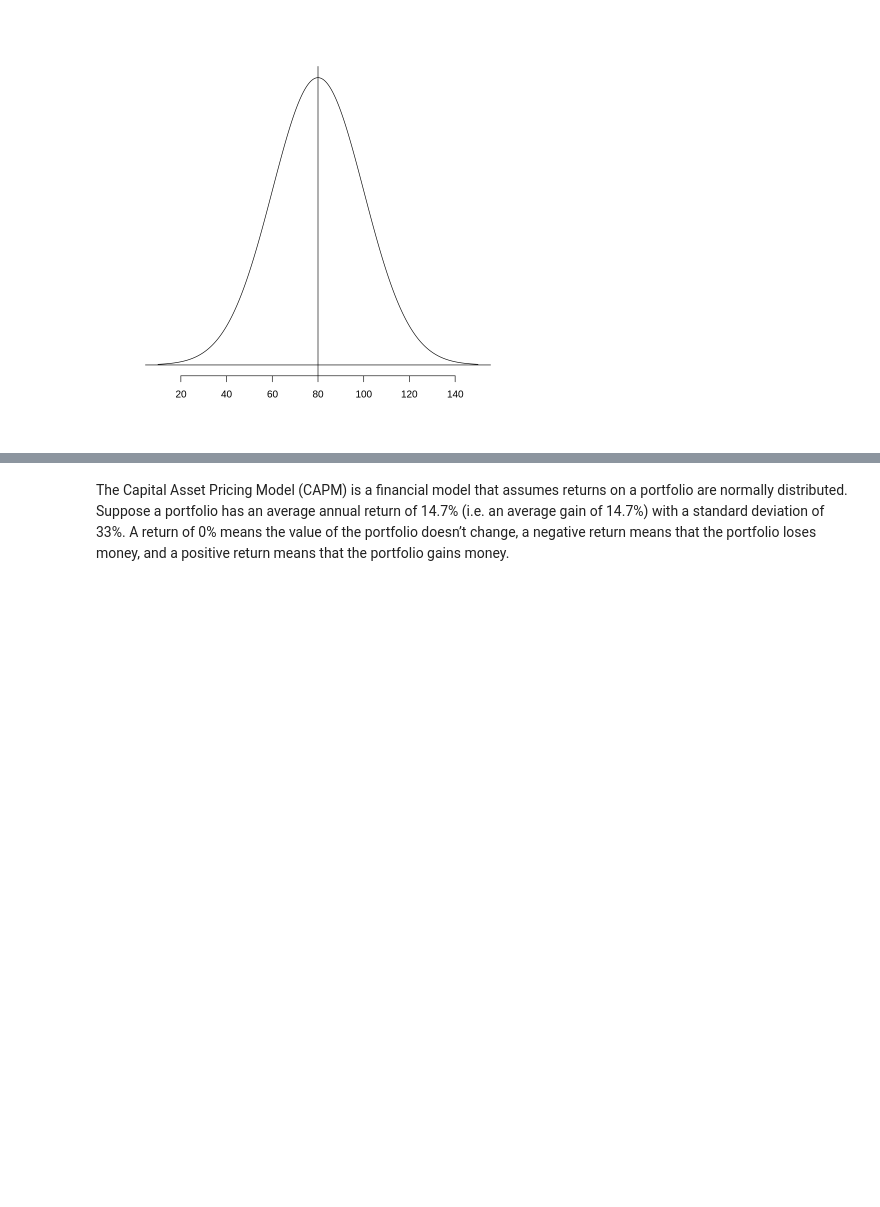
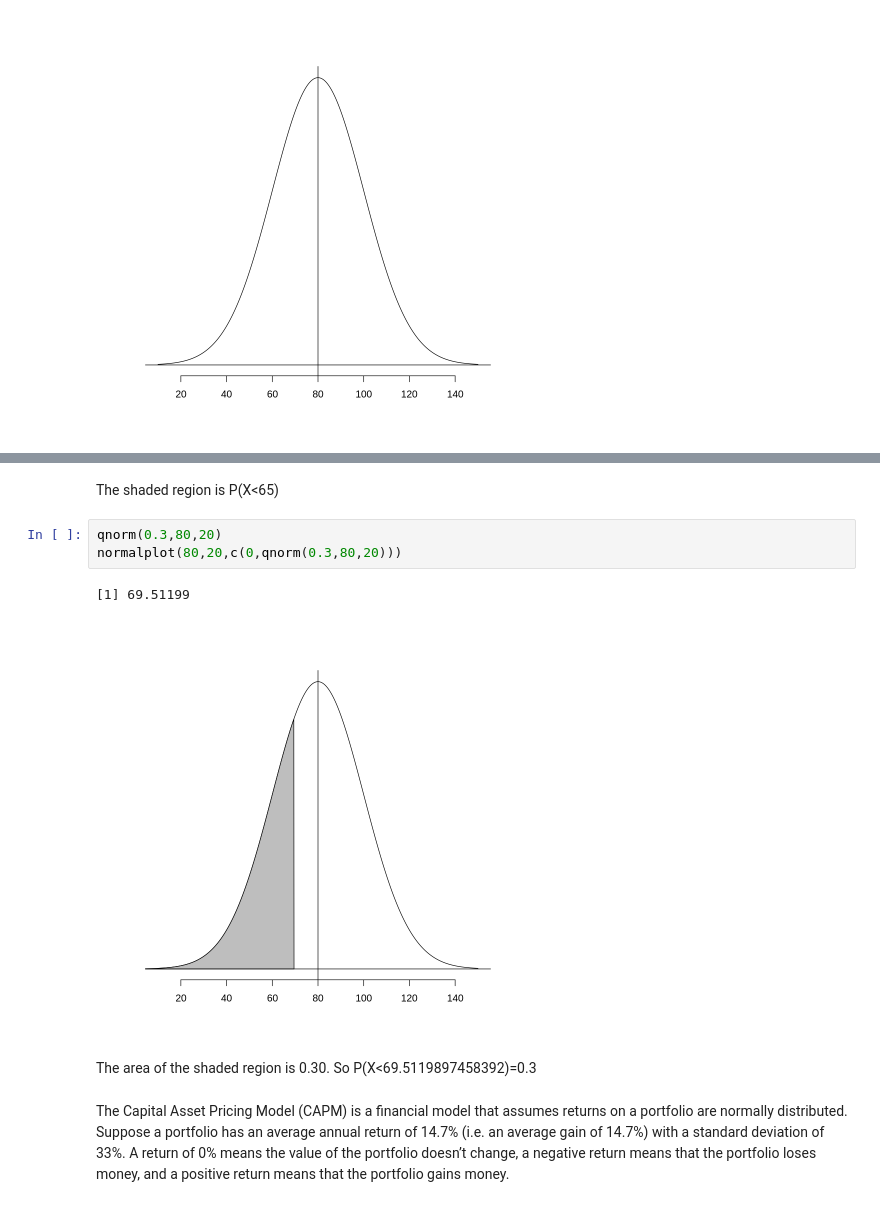
Before and after one commit to jana-archibald/tutorial, a Jupyter notebook: Normal Plot in Tutorial.ipynb, the cells around one changed output, grey strips where cells are left out. Saved outputs shown, nothing was run; the diff lists cells and outputs as text; blank space fills up the shorter version.

```diff
--- a/Normal Plot in Tutorial.ipynb
+++ b/Normal Plot in Tutorial.ipynb
@@ -21,3 +27,13 @@ normalplot(80,20)
+# %% [markdown]
+The shaded region is P(X<65)
+# %%
+qnorm(0.3,80,20)
+normalplot(80,20,c(0,qnorm(0.3,80,20)))
+# %% [output]
+[1] 69.51199
+[figure, added]
+# %% [markdown]
+The area of the shaded region is 0.30.  So P(X<69.5119897458392)=0.3
 # %% [markdown]
 The Capital Asset Pricing Model (CAPM) is a financial model that assumes returns on a portfolio are normally distributed. Suppose a portfolio has an average annual return of 14.7% (i.e. an average gain of 14.7%) with a standard deviation of 33%. A return of 0% means the value of the portfolio doesn’t change, a negative return means that the portfolio loses money, and a positive return means that the portfolio gains money.
 # %%
```
Also changed, not shown: parts of 11 cells of this notebook, 1 other file.
